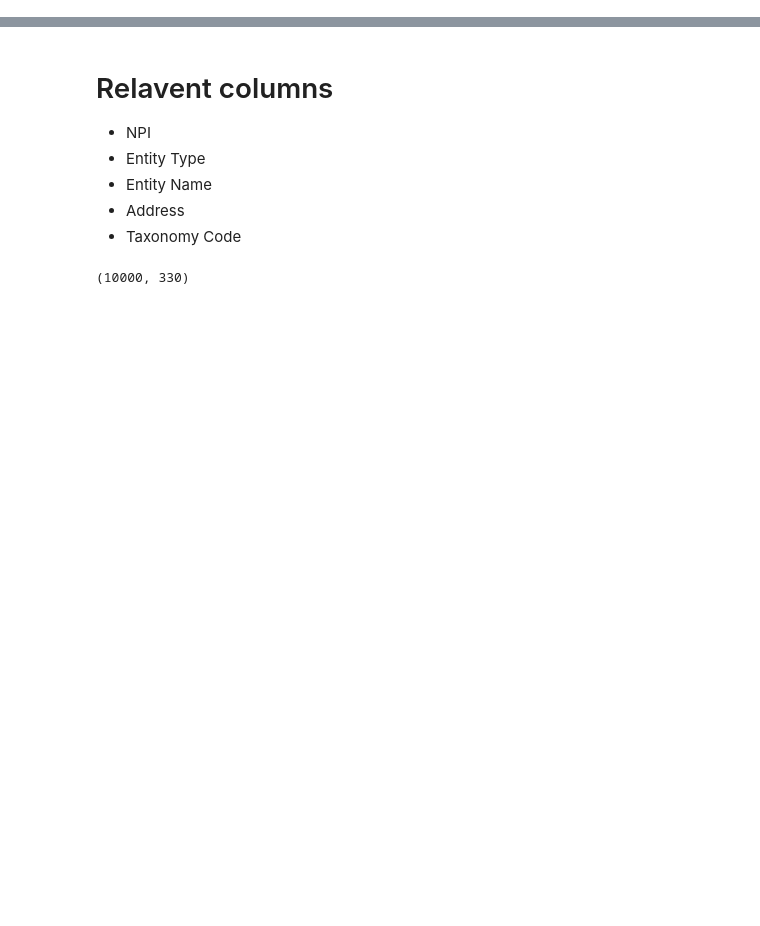
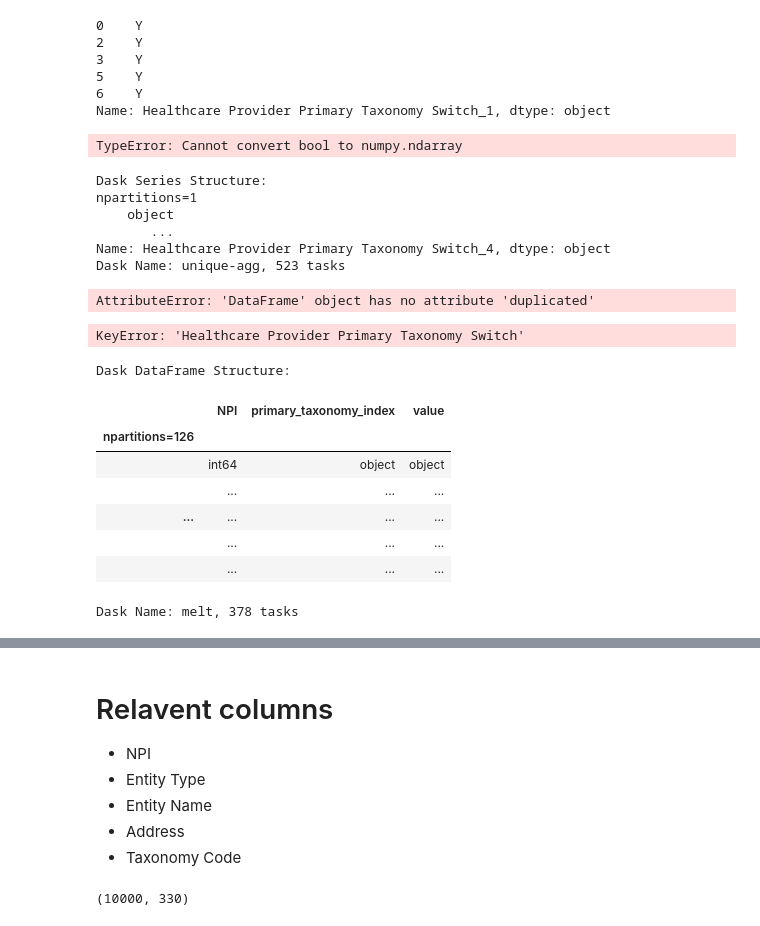
Before and after one commit to maevadevs/Hcbb-Hop-Team, a Jupyter notebook: notebooks/cleaning_hops_data.ipynb, the cells around one changed output, grey strips where cells are left out. Saved outputs shown, nothing was run; the diff lists cells and outputs as text; code cells hidden in the pictures; blank space fills up the shorter version.

```diff
--- a/notebooks/cleaning_hops_data.ipynb
+++ b/notebooks/cleaning_hops_data.ipynb
@@ -2,0 +169,73 @@ import pandas as pd
+# %%
+npi_taxonomy = npi_taxonomy[npi_taxonomy['Healthcare Provider Primary Taxonomy Switch_1'] == 'Y']
+# %%
+npi_taxonomy['Healthcare Provider Primary Taxonomy Switch_1'].head()
+# %% [output]
+0    Y
+2    Y
+3    Y
+5    Y
+6    Y
+Name: Healthcare Provider Primary Taxonomy Switch_1, dtype: object
+# %%
+npi_taxonomy = npi_taxonomy.loc[npi_taxonomy[
+    'Healthcare Provider Primary Taxonomy Switch_1','Healthcare Provider Primary Taxonomy Switch_2',
+    'Healthcare Provider Primary Taxonomy Switch_3','Healthcare Provider Primary Taxonomy Switch_4',
+    'Healthcare Provider Primary Taxonomy Switch_5','Healthcare Provider Primary Taxonomy Switch_6',
+    'Healthcare Provider Primary Taxonomy Switch_7','Healthcare Provider Primary Taxonomy Switch_8',
+    'Healthcare Provider Primary Taxonomy Switch_9','Healthcare Provider Primary Taxonomy Switch_9',
+    'Healthcare Provider Primary Taxonomy Switch_10','Healthcare Provider Primary Taxonomy Switch_11',
+    'Healthcare Provider Primary Taxonomy Switch_12','Healthcare Provider Primary Taxonomy Switch_13',
+    'Healthcare Provider Primary Taxonomy Switch_14','Healthcare Provider Primary Taxonomy Switch_15'
+
+
+                                        ] == 'Y']
+# %% [output]
+TypeError: Cannot convert bool to numpy.ndarray
+# %%
+npi_taxonomy['Healthcare Provider Primary Taxonomy Switch_4'].unique()
+# %% [output]
+Dask Series Structure:
+npartitions=1
+    object
+       ...
+Name: Healthcare Provider Primary Taxonomy Switch_4, dtype: object
+Dask Name: unique-agg, 523 tasks
+# %%
+# Pivot from widet to long format
+npi_taxonomy = pd.wide_to_long(
+    npi_taxonomy,
+    stubnames=['Healthcare Provider Taxonomy Code', 'Healthcare Provider Primary Taxonomy Switch'],
+    i=['NPI'],
+    j='primary_taxonomy_index',
+    sep="_"
+)
+
+# Only keep the primary taxonomy
+npi_taxonomy = npi_taxonomy[npi_taxonomy['Healthcare Provider Primary Taxonomy Switch'] == 'Y']
+
+# Housekeeping
+npi_taxonomy = npi_taxonomy.reset_index()\
+    .drop(columns=['primary_taxonomy_index', 'Healthcare Provider Primary Taxonomy Switch'])\
+    .rename({ 'Healthcare Provider Taxonomy Code': 'primary_taxonomy' }, axis=1)
+
+npi_taxonomy
+# %% [output]
+AttributeError: 'DataFrame' object has no attribute 'duplicated'
+# %%
+# Only keep the primary taxonomy
+npi_taxonomy = npi_taxonomy[npi_taxonomy['Healthcare Provider Primary Taxonomy Switch'] == 'Y']
+# %% [output]
+KeyError: 'Healthcare Provider Primary Taxonomy Switch'
+# %%
+npi_taxonomy.melt(id_vars=['NPI'], var_name='primary_taxonomy_index')
+# %% [output]
+Dask DataFrame Structure:
+|  | NPI | primary_taxonomy_index | value |
+| npartitions=126 |  |  |  |
+|  | int64 | object | object |
+|  | ... | ... | ... |
+| ... | ... | ... | ... |
+|  | ... | ... | ... |
+|  | ... | ... | ... |
+Dask Name: melt, 378 tasks
```
Also changed, not shown: parts of 23 cells of this notebook.
